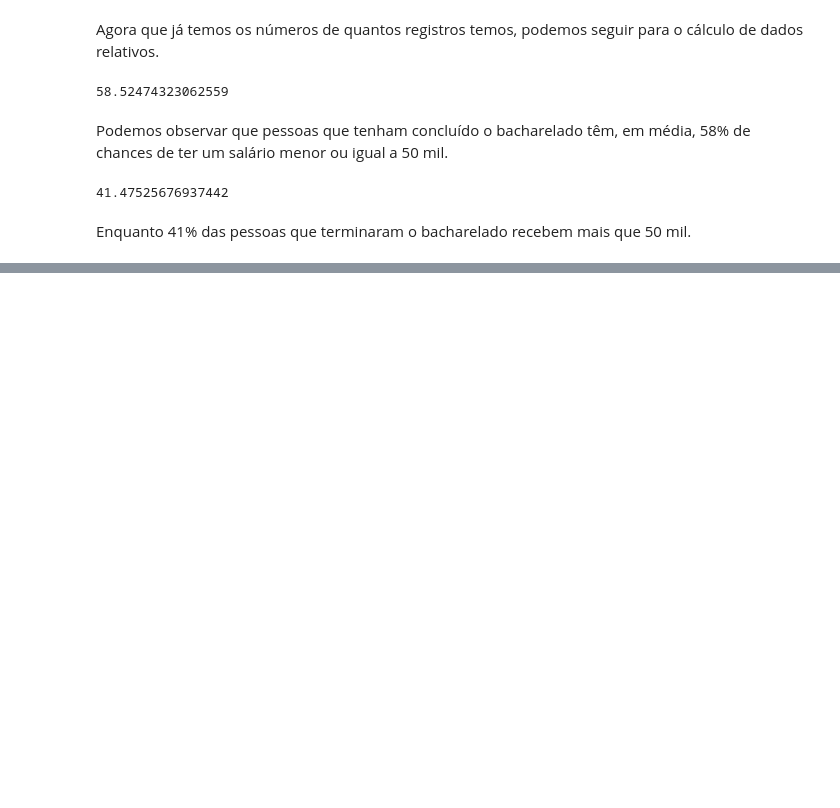
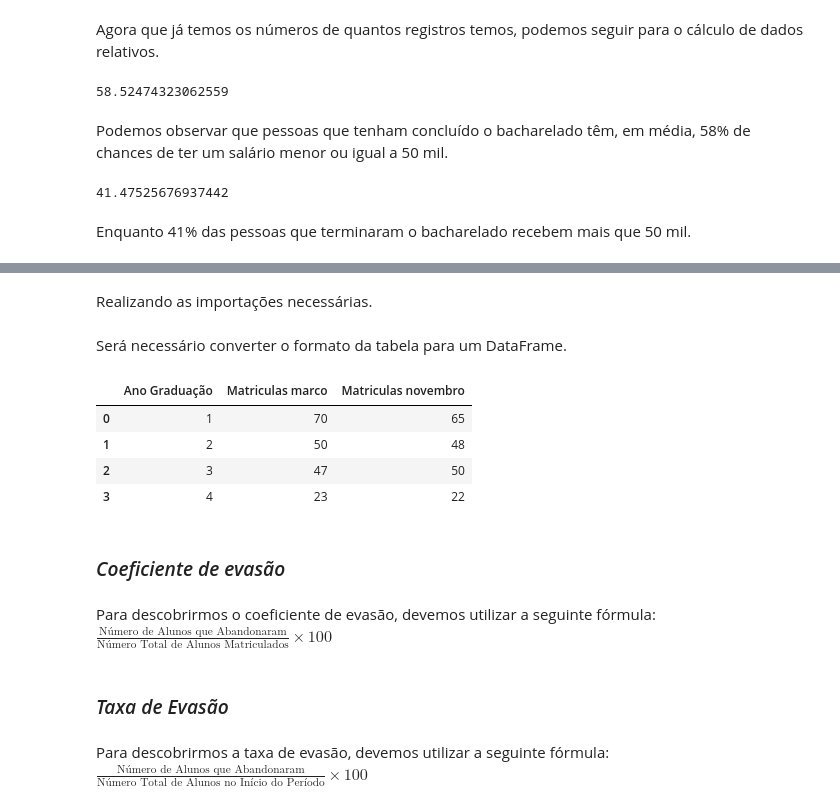
Before and after one commit to JosenildoJunior/StatPyDataScience, a Jupyter notebook: Dados_Absolutos_e_Relativos.ipynb, the cells around one changed output, grey strips where cells are left out. Saved outputs shown, nothing was run; the diff lists cells and outputs as text; code cells hidden in the pictures; blank space fills up the shorter version.

```diff
--- a/Dados_Absolutos_e_Relativos.ipynb
+++ b/Dados_Absolutos_e_Relativos.ipynb
@@ -215,0 +222,7 @@ Enquanto 41% das pessoas que terminaram o bacharelado recebem mais que 50 mil.
+# %%
+# TABELA
+tabela = {'Ano Graduação': [1, 2, 3, 4],
+          'Matriculas marco': [70, 50, 47, 23],
+          'Matriculas novembro': [65, 48, 50, 22]}
+# %% [markdown]
+Realizando as importações necessárias.
@@ -215,0 +232,18 @@ Enquanto 41% das pessoas que terminaram o bacharelado recebem mais que 50 mil.
+# %% [markdown]
+Será necessário converter o formato da tabela para um DataFrame.
+# %%
+# Realizando a tranformação de dicionario para DataFrame
+df = pd.DataFrame(tabela)
+# %%
+# Observando os registros
+df.head()
+# %% [output]
+|  | Ano Graduação | Matriculas marco | Matriculas novembro |
+| 0 | 1 | 70 | 65 |
+| 1 | 2 | 50 | 48 |
+| 2 | 3 | 47 | 50 |
+| 3 | 4 | 23 | 22 |
+# %% [markdown]
+### *Coeficiente de evasão*
+# %% [markdown]
+Para descobrirmos o coeficiente de evasão, devemos utilizar a seguinte fórmula: $ \frac{\text{Número de Alunos que Abandonaram}}{\text{Número Total de Alunos Matriculados}} \times 100 $
@@ -215,0 +252,4 @@ Enquanto 41% das pessoas que terminaram o bacharelado recebem mais que 50 mil.
+# %% [markdown]
+### *Taxa de Evasão*
+# %% [markdown]
+Para descobrirmos a taxa de evasão, devemos utilizar a seguinte fórmula: $ \frac{\text{Número de Alunos que Abandonaram}}{\text{Número Total de Alunos no Início do Período}} \times 100 $
```
Also changed, not shown: parts of 10 cells of this notebook.
